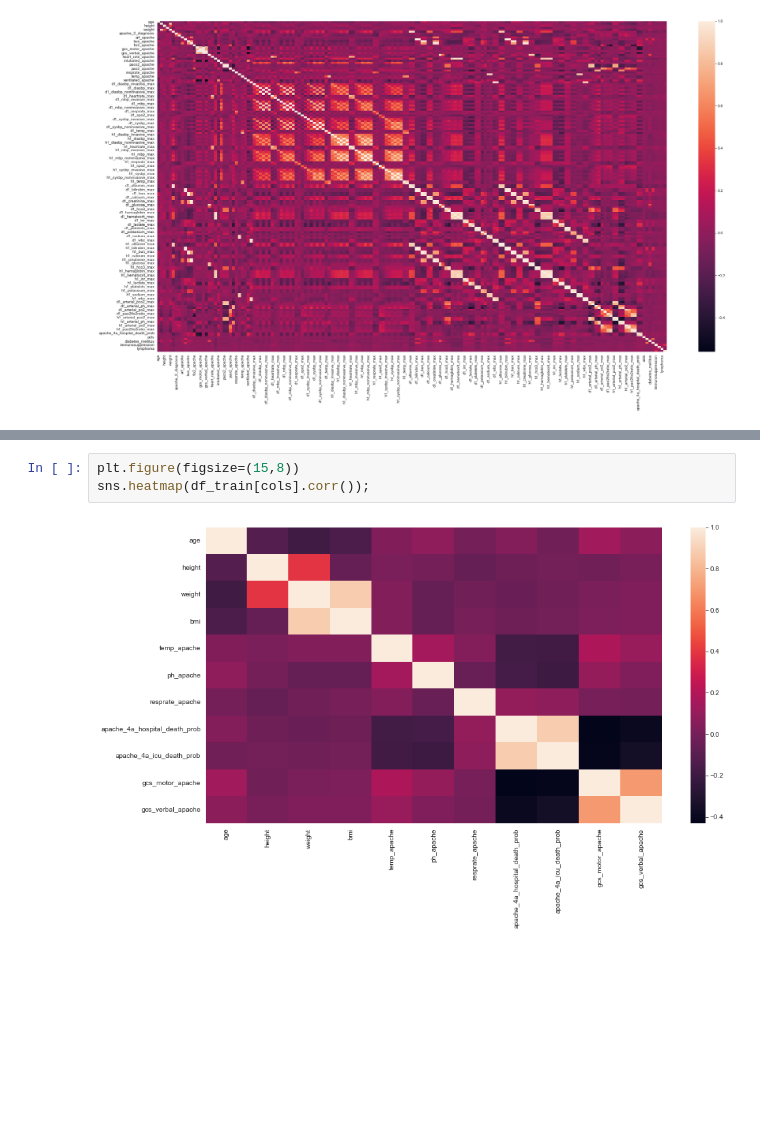
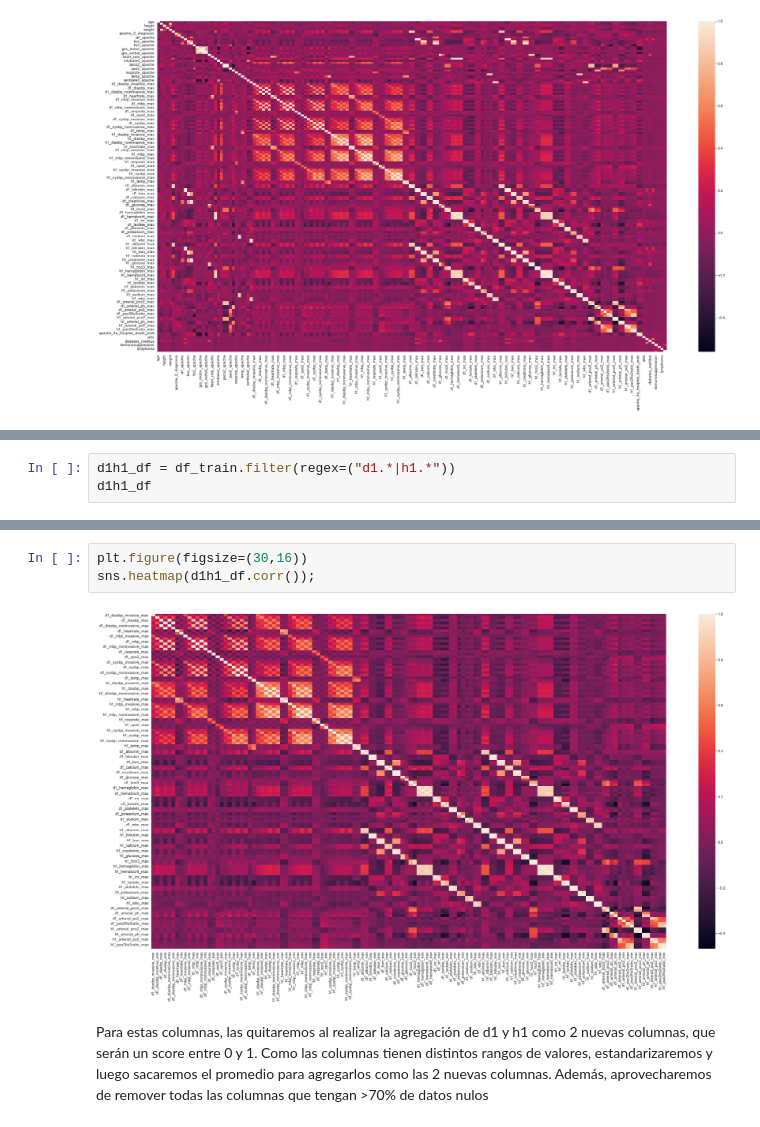
Before and after one commit to luciofondon98/Aprendizaje-Autom-tico-2022-2, a Jupyter notebook: Taller 3/[INF398]Taller3_II_2022-Lucio_Fondón.ipynb, the cells around one changed output, grey strips where cells are left out. Saved outputs shown, nothing was run; the diff lists cells and outputs as text; blank space fills up the shorter version.

```diff
--- a/Taller 3/[INF398]Taller3_II_2022-Lucio_Fondón.ipynb
+++ b/Taller 3/[INF398]Taller3_II_2022-Lucio_Fondón.ipynb
@@ -512,0 +490,3 @@ sns.heatmap(df_train[float_columns].corr());
+# %%
+d1h1_df = df_train.filter(regex=("d1.*|h1.*"))
+d1h1_df
@@ -513,5 +507,7 @@ sns.heatmap(df_train[float_columns].corr());
 # %%
-plt.figure(figsize=(15,8))
-sns.heatmap(df_train[cols].corr());
+plt.figure(figsize=(30,16))
+sns.heatmap(d1h1_df.corr());
 # %% [output]
-[figure, old version]
+[figure, new version]
+# %% [markdown]
+Para estas columnas, las quitaremos al realizar la agregación de d1 y h1 como 2 nuevas columnas, que serán un score entre 0 y 1. Como las columnas tienen distintos rangos de valores, estandarizaremos y luego sacaremos el promedio para agregarlos como las 2 nuevas columnas. Además, aprovecharemos de remover todas las columnas que tengan >70% de datos nulos
```
Also changed, not shown: parts of 23 cells of this notebook.
